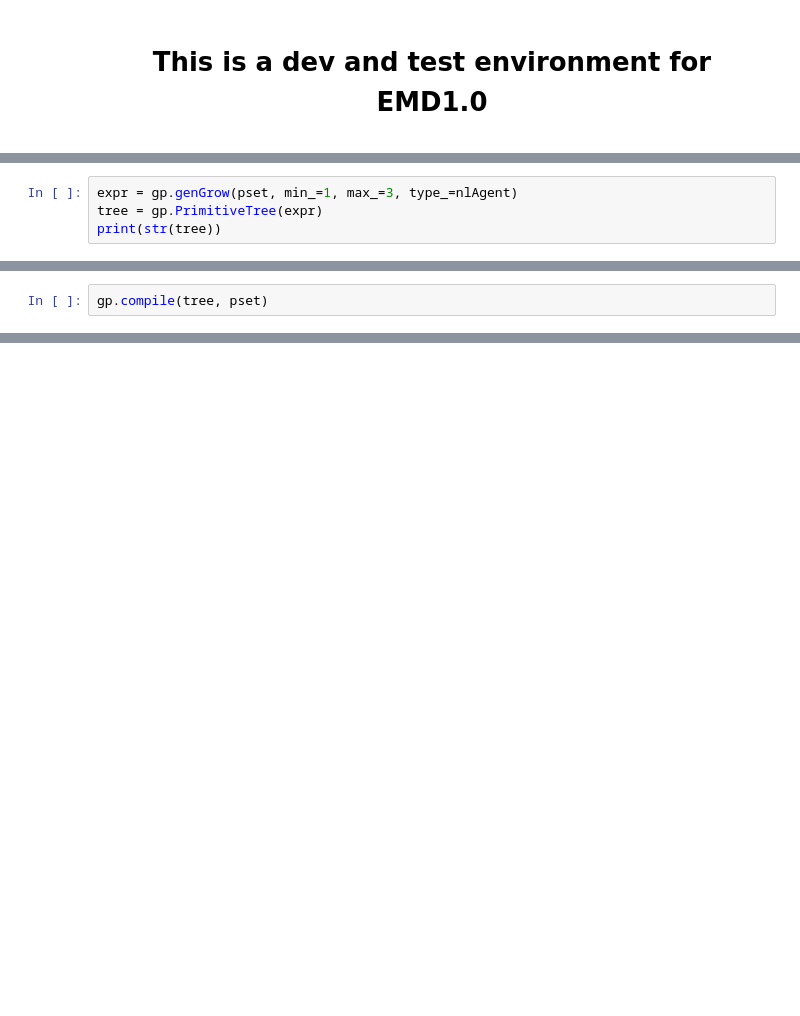
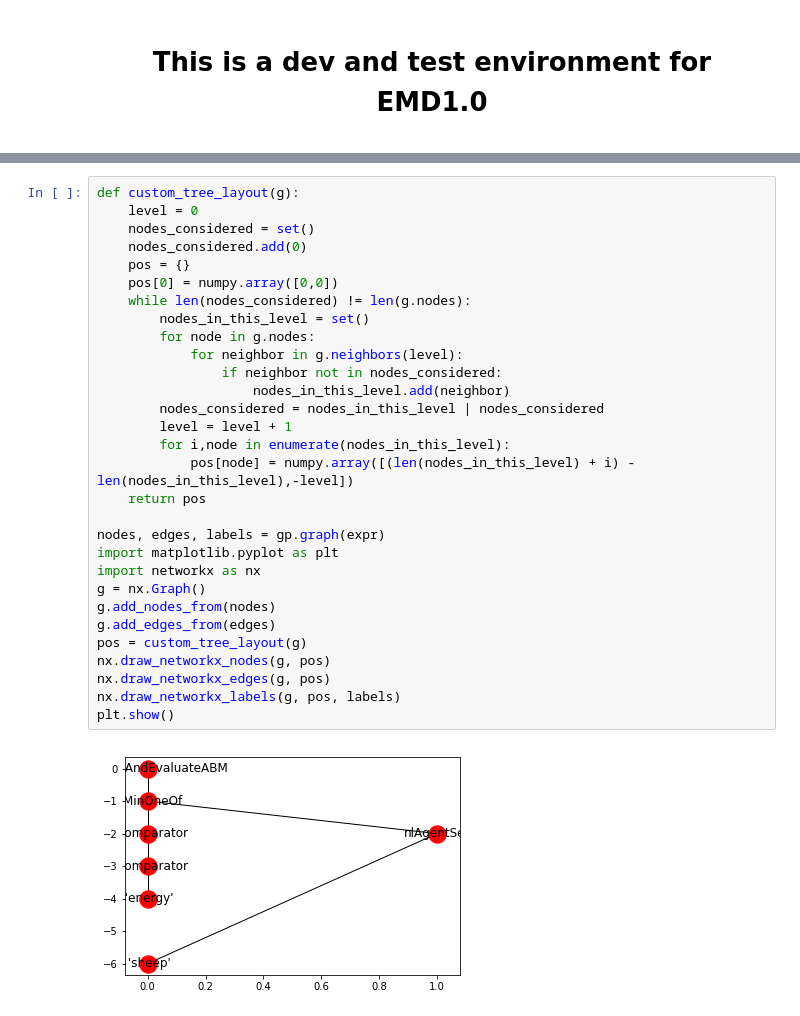
Before and after one commit to chathika/EvolutionaryModelDiscovery, a Jupyter notebook: EMD1.0/EMD_Dev_Test.ipynb, the cells around one changed output, grey strips where cells are left out. Drawn from its saved outputs; the diff is of its cells as text; blank space fills up the shorter version.

```diff
--- a/EMD1.0/EMD_Dev_Test.ipynb
+++ b/EMD1.0/EMD_Dev_Test.ipynb
@@ -160,4 +169,0 @@ toolbox.register("individual", tools.initIterate, creator.Individual, toolbox.ex
-# %%
-expr = gp.genGrow(pset, min_=1, max_=3, type_=nlAgent)
-tree = gp.PrimitiveTree(expr)
-print(str(tree))
@@ -166,2 +169,0 @@ nlMinOneOf(distance, wolves)
-# %%
-gp.compile(tree, pset)
@@ -205,0 +226,32 @@ class EMD_Individual:
+# %%
+def custom_tree_layout(g):
+    level = 0
+    nodes_considered = set()
+    nodes_considered.add(0)
+    pos = {}
+    pos[0] = numpy.array([0,0])
+    while len(nodes_considered) != len(g.nodes):
+        nodes_in_this_level = set()
+        for node in g.nodes:
+            for neighbor in g.neighbors(level):
+                if neighbor not in nodes_considered:
+                    nodes_in_this_level.add(neighbor)
+        nodes_considered = nodes_in_this_level | nodes_considered
+        level = level + 1
+        for i,node in enumerate(nodes_in_this_level):
+            pos[node] = numpy.array([(len(nodes_in_this_level) + i) - len(nodes_in_this_level),-level])
+    return pos
+
+nodes, edges, labels = gp.graph(expr)
+import matplotlib.pyplot as plt
+import networkx as nx
+g = nx.Graph()
+g.add_nodes_from(nodes)
+g.add_edges_from(edges)
+pos = custom_tree_layout(g)
+nx.draw_networkx_nodes(g, pos)
+nx.draw_networkx_edges(g, pos)
+nx.draw_networkx_labels(g, pos, labels)
+plt.show()
+# %% [output]
+[figure, added]
```
Also changed, not shown: parts of 9 cells of this notebook.
